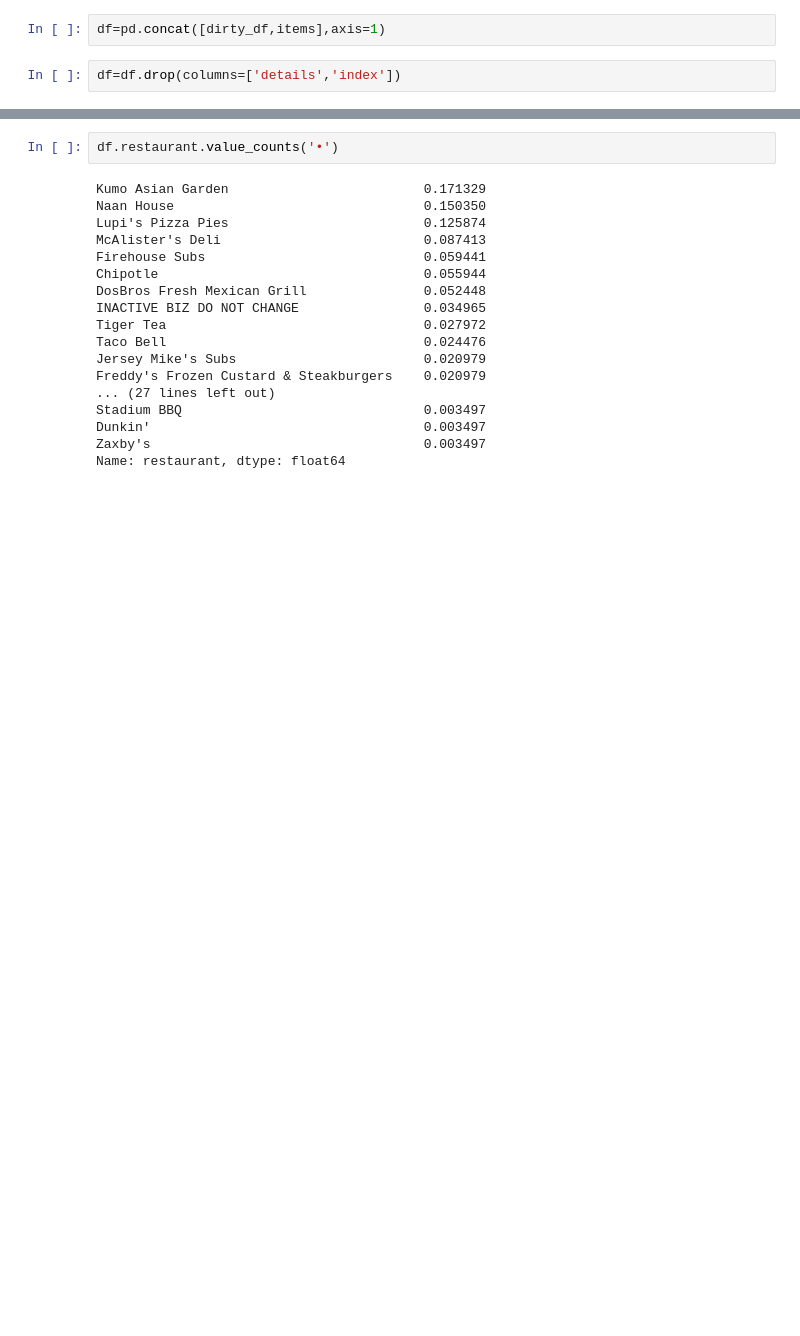
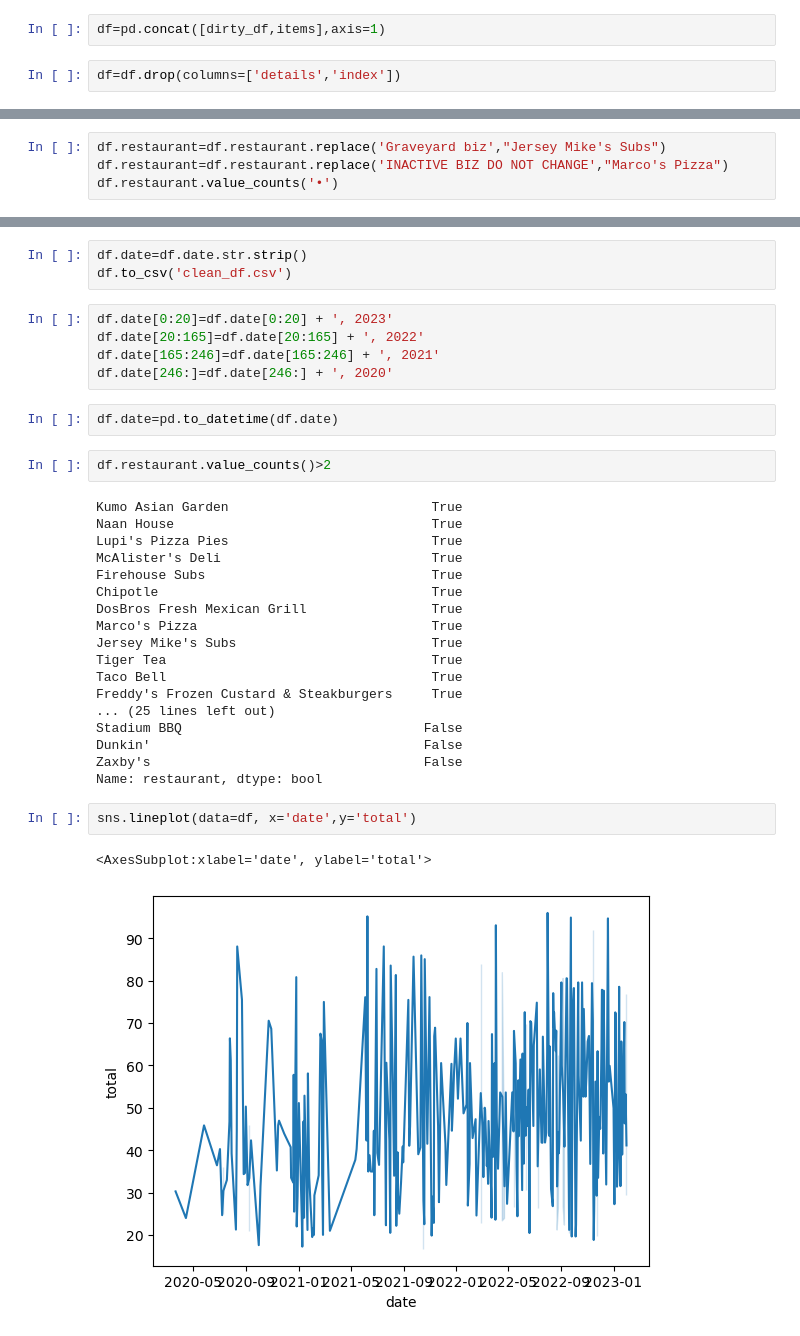
Before and after one commit to kevin-mal-smith/doordash, a Jupyter notebook: Untitled.ipynb, the cells around one changed output, grey strips where cells are left out. Saved outputs shown, nothing was run; the diff lists cells and outputs as text; blank space fills up the shorter version.

Commit message:
finished cleaning starting o analyze

```diff
--- a/Untitled.ipynb
+++ b/Untitled.ipynb
@@ -105,0 +109,4 @@ df=df.drop(columns=['details','index'])
+# %%
+df.restaurant=df.restaurant.replace('Graveyard biz',"Jersey Mike's Subs")
+df.restaurant=df.restaurant.replace('INACTIVE BIZ DO NOT CHANGE',"Marco's Pizza")
+df.restaurant.value_counts('•')
@@ -106,20 +147,35 @@ df=df.drop(columns=['details','index'])
+# %%
+df.date=df.date.str.strip()
+df.to_csv('clean_df.csv')
+# %%
+df.date[0:20]=df.date[0:20] + ', 2023'
+df.date[20:165]=df.date[20:165] + ', 2022'
+df.date[165:246]=df.date[165:246] + ', 2021'
+df.date[246:]=df.date[246:] + ', 2020'
+# %%
+df.date=pd.to_datetime(df.date)
 # %%
-df.restaurant.value_counts('•')
+df.restaurant.value_counts()>2
 # %% [output]
-Kumo Asian Garden                         0.171329
-Naan House                                0.150350
-Lupi's Pizza Pies                         0.125874
-McAlister's Deli                          0.087413
-Firehouse Subs                            0.059441
-Chipotle                                  0.055944
-DosBros Fresh Mexican Grill               0.052448
-INACTIVE BIZ DO NOT CHANGE                0.034965
-Tiger Tea                                 0.027972
-Taco Bell                                 0.024476
-Jersey Mike's Subs                        0.020979
-Freddy's Frozen Custard & Steakburgers    0.020979
-... (27 lines left out)
-Stadium BBQ                               0.003497
-Dunkin'                                   0.003497
-Zaxby's                                   0.003497
-Name: restaurant, dtype: float64
+Kumo Asian Garden                          True
+Naan House                                 True
+Lupi's Pizza Pies                          True
+McAlister's Deli                           True
+Firehouse Subs                             True
+Chipotle                                   True
+DosBros Fresh Mexican Grill                True
+Marco's Pizza                              True
+Jersey Mike's Subs                         True
+Tiger Tea                                  True
+Taco Bell                                  True
+Freddy's Frozen Custard & Steakburgers     True
+... (25 lines left out)
+Stadium BBQ                               False
+Dunkin'                                   False
+Zaxby's                                   False
+Name: restaurant, dtype: bool
+# %%
+sns.lineplot(data=df, x='date',y='total')
+# %% [output]
+<AxesSubplot:xlabel='date', ylabel='total'>
+[figure, added]
```
Also changed, not shown: parts of 6 cells of this notebook.
